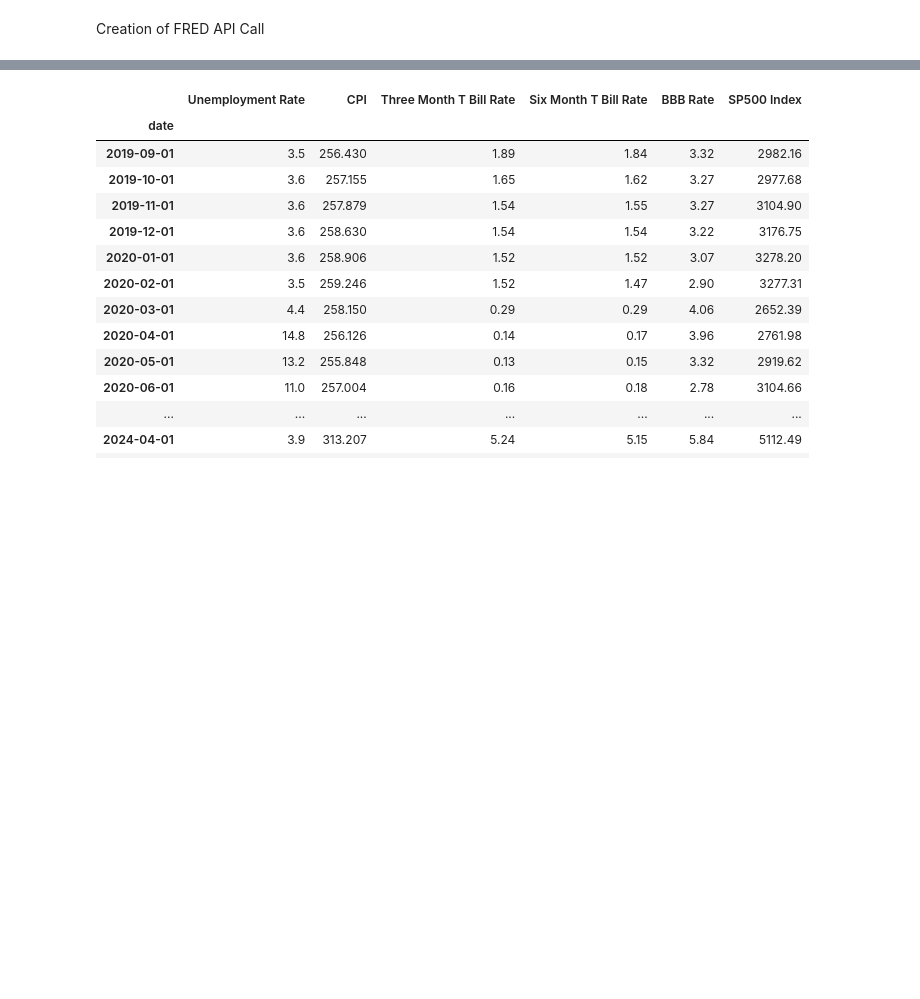
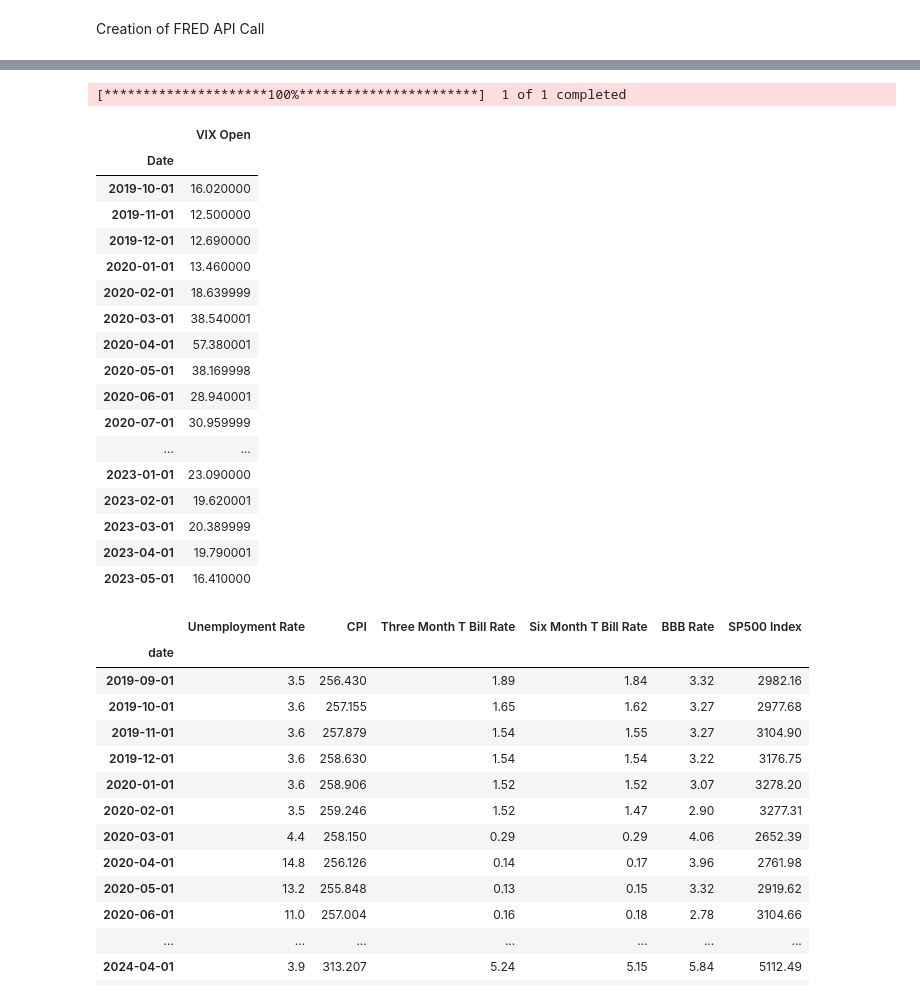
Before and after one commit to t-creech/VIX-Project, a Jupyter notebook: Pulling Data.ipynb, the cells around one changed output, grey strips where cells are left out. Cells and saved outputs as stored; diff of their text form; code cells hidden in the pictures; blank space fills up the shorter version.

Commit message:
Added VIX data

```diff
--- a/Pulling Data.ipynb
+++ b/Pulling Data.ipynb
@@ -94,31 +95,64 @@ sp500_series_id = 'SP500'
 
 # Fetch data
 fetched_sp500_data = fetch_fred_data(sp500_series_id, start_date, end_date)
+# %%
+#Get VIX Data
+ticker_string = "^VIX"
+
+#Fetch historical market data
+fetched_VIX_data = yf.download(ticker_string, start_date, end_date, interval="1mo")
+fetched_VIX_data = fetched_VIX_data.drop(columns=["High","Low","Close","Adj Close","Volume"])
+# %% [output]
+[*********************100%***********************]  1 of 1 completed
 # %%
 #Data Cleaning
 unemployment_data = fetched_unemployment_data.set_index('date')
 unemployment_data.index = pd.to_datetime(unemployment_data.index)
 unemployment_data = unemployment_data.rename(columns={'value': 'Unemployment Rate'})
 
 cpi_data = fetched_cpi_data.set_index('date')
 cpi_data.index = pd.to_datetime(cpi_data.index)
 cpi_data = cpi_data.rename(columns={'value': 'CPI'})
 
 threemonth_tbill_data = fetched_threemonth_tbill_data.set_index('date')
 threemonth_tbill_data.index = pd.to_datetime(threemonth_tbill_data.index)
 threemonth_tbill_data = threemonth_tbill_data.rename(columns={'value': 'Three Month T Bill Rate'})
 
 sixmonth_tbill_data = fetched_sixmonth_tbill_data.set_index('date')
 sixmonth_tbill_data.index = pd.to_datetime(sixmonth_tbill_data.index)
 sixmonth_tbill_data = sixmonth_tbill_data.rename(columns={'value': 'Six Month T Bill Rate'})
 
 BBB_data = fetched_BBB_data.set_index('date')
 BBB_data.index = pd.to_datetime(BBB_data.index)
 BBB_data = BBB_data.rename(columns={'value': 'BBB Rate'})
 
 sp500_data = fetched_sp500_data.set_index('date')
 sp500_data.index = pd.to_datetime(sp500_data.index)
 sp500_data = sp500_data.rename(columns={'value': 'SP500 Index'})
+
+VIX_data = fetched_VIX_data
+VIX_data.index = pd.to_datetime(VIX_data.index)
+VIX_data = VIX_data.rename(columns={'Open': 'VIX Open'})
+VIX_data
+# %% [output]
+|  | VIX Open |
+| Date |  |
+| 2019-10-01 | 16.020000 |
+| 2019-11-01 | 12.500000 |
+| 2019-12-01 | 12.690000 |
+| 2020-01-01 | 13.460000 |
+| 2020-02-01 | 18.639999 |
+| 2020-03-01 | 38.540001 |
+| 2020-04-01 | 57.380001 |
+| 2020-05-01 | 38.169998 |
+| 2020-06-01 | 28.940001 |
+| 2020-07-01 | 30.959999 |
+| ... | ... |
+| 2023-01-01 | 23.090000 |
+| 2023-02-01 | 19.620001 |
+| 2023-03-01 | 20.389999 |
+| 2023-04-01 | 19.790001 |
+| 2023-05-01 | 16.410000 |
 # %%
 # Merge dataframes together one by one
 merged_data = pd.merge(unemployment_data, cpi_data, on='date')
```
Also changed, not shown: parts of 4 cells of this notebook, 1 other file.
